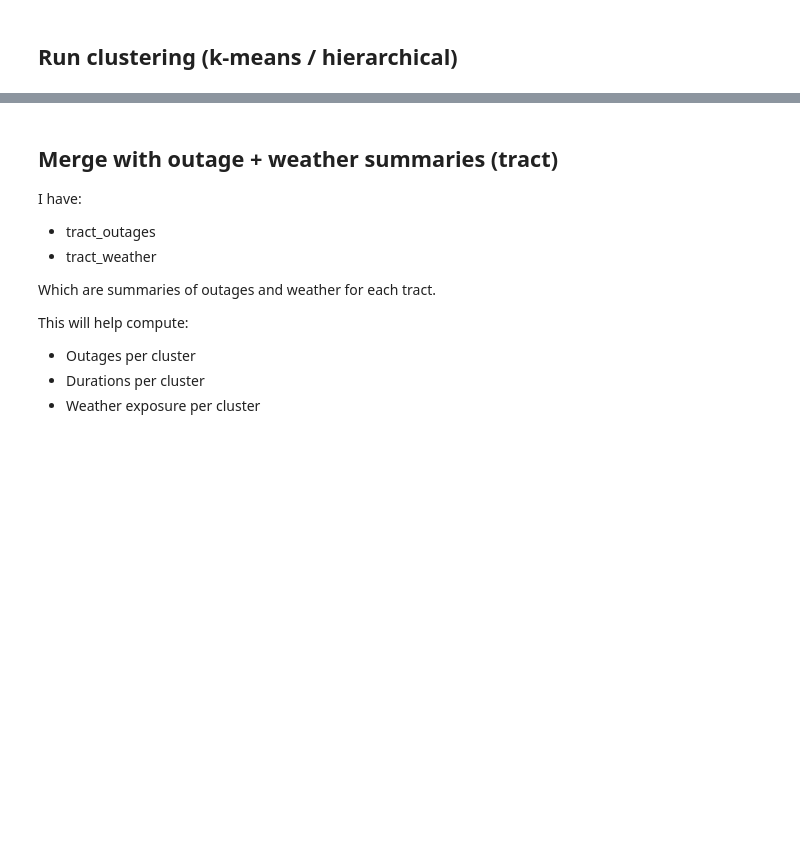
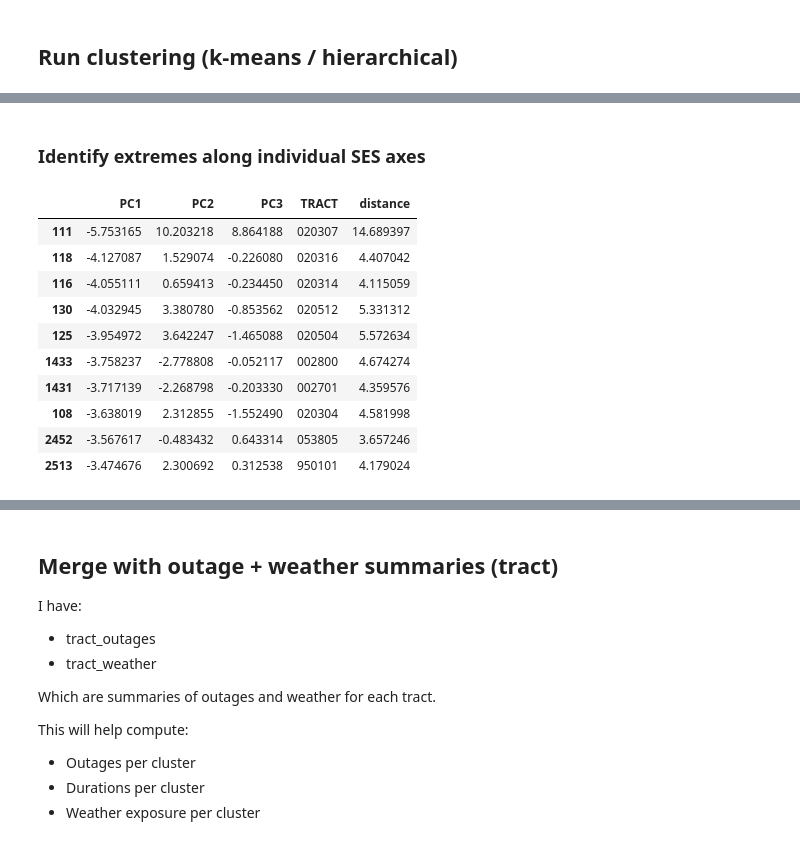
Before and after one commit to jessalynlc/MP, a Jupyter notebook: pca_socioeconomics.ipynb, the cells around one changed output, grey strips where cells are left out. Drawn from its saved outputs; the diff is of its cells as text; code cells hidden in the pictures; blank space fills up the shorter version.

```diff
--- a/pca.ipynb
+++ b/pca_socioeconomics.ipynb
@@ -276,0 +309,21 @@ This gives us meaningful labels.
+# %% [markdown]
+### Identify extremes along individual SES axes
+# %%
+#Finding extremes along individual SES axes
+pc_df.sort_values('PC1').head(10)  # most disadvantaged
+pc_df.sort_values('PC1').tail(10)  # most advantaged
+
+pc_df.sort_values('PC2')           # seniors with mobility constraints
+pc_df.sort_values('PC3')           # older suburban stability vs rent pressure
+# %% [output]
+|  | PC1 | PC2 | PC3 | TRACT | distance |
+| 111 | -5.753165 | 10.203218 | 8.864188 | 020307 | 14.689397 |
+| 118 | -4.127087 | 1.529074 | -0.226080 | 020316 | 4.407042 |
+| 116 | -4.055111 | 0.659413 | -0.234450 | 020314 | 4.115059 |
+| 130 | -4.032945 | 3.380780 | -0.853562 | 020512 | 5.331312 |
+| 125 | -3.954972 | 3.642247 | -1.465088 | 020504 | 5.572634 |
+| 1433 | -3.758237 | -2.778808 | -0.052117 | 002800 | 4.674274 |
+| 1431 | -3.717139 | -2.268798 | -0.203330 | 002701 | 4.359576 |
+| 108 | -3.638019 | 2.312855 | -1.552490 | 020304 | 4.581998 |
+| 2452 | -3.567617 | -0.483432 | 0.643314 | 053805 | 3.657246 |
+| 2513 | -3.474676 | 2.300692 | 0.312538 | 950101 | 4.179024 |
```
Also changed, not shown: parts of 12 cells of this notebook, 1 other file.
